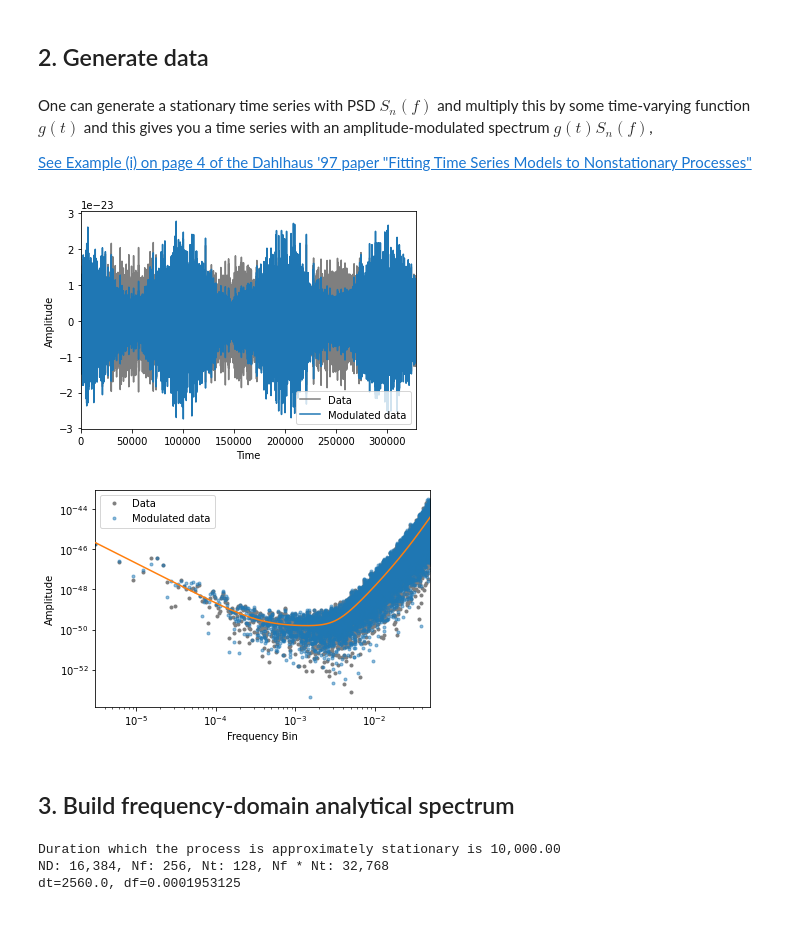
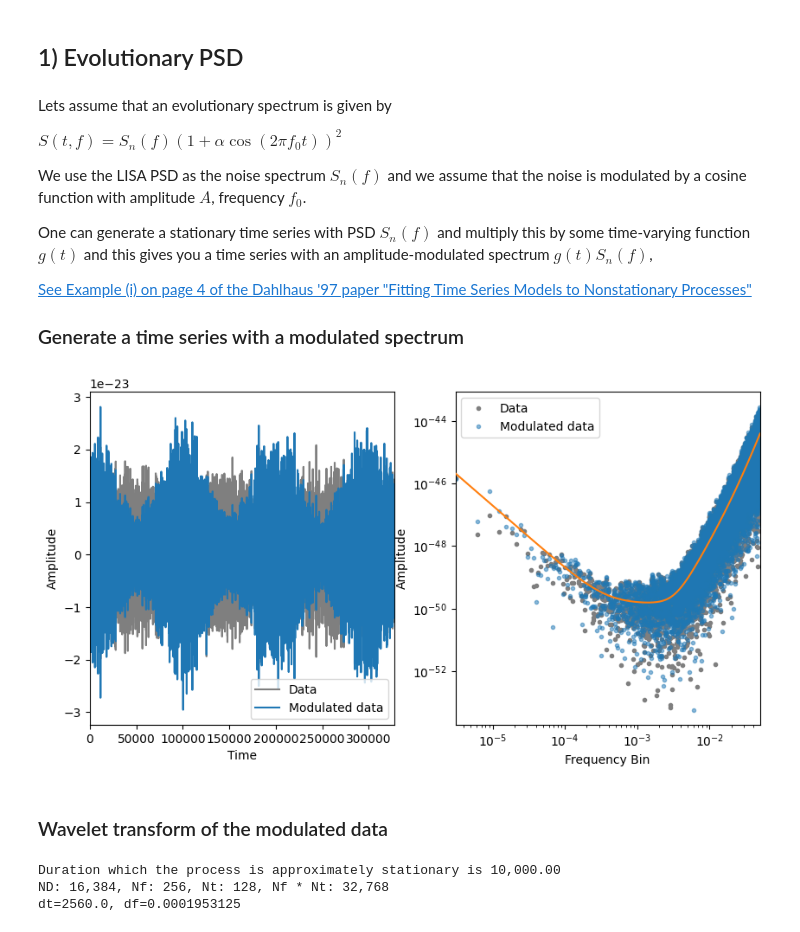
Before and after one commit to pywavelet/pywavelet, a Jupyter notebook: docs/demos/noise-wavelet-demo.ipynb, the cells around one changed output. Saved outputs shown, nothing was run; the diff lists cells and outputs as text; code cells hidden in the pictures.

```diff
--- a/docs/demos/noise-wavelet-demo.ipynb
+++ b/docs/demos/noise-wavelet-demo.ipynb
@@ -26,12 +16,22 @@ DATA_COL = "tab:gray"
 TRUE_COL = "tab:orange"
 
 np.random.seed(1234)
-# %% [markdown]
-## 2. Generate data
+# %% [markdown]
+## 1) Evolutionary PSD
 # %% [markdown]
+Lets assume that an evolutionary spectrum is given by
+
+$S(t, f) = S_{n}(f) \left(1 + \alpha \cos(2 \pi f_0 t)\right)^2$
+
+We use the LISA PSD as the noise spectrum $S_{n}(f)$ and we assume that the noise is modulated by a cosine function with amplitude $A$, frequency $f_0$.
+
+
+
 One can generate a stationary time series with PSD $S_n(f)$ and multiply this by some time-varying function $g(t)$ and this gives you a time series with an amplitude-modulated spectrum $g(t)S_n(f)$,
 
 [See Example (i) on page 4 of the Dahlhaus '97 paper "Fitting Time Series Models to Nonstationary Processes"](https://d-nb.info/1192449703/34)
+
+### Generate a time series with a modulated spectrum
 # %%
 # Apply a modulation to this noise
 A_TRUE = 1.0  # 5e-21
@@ -51,39 +51,38 @@ data = generate_noise_from_psd(lisa_psd_func, n_data=n_data, fs=fs)
 data_modulated = TimeSeries(
     data=data.data * modulation(data.time), time=data.time
 )
-
-_, ax = data.plot(rasterized=True, color=DATA_COL, label="Data")
-data_modulated.plot(
-    ax=ax, rasterized=True, color="tab:blue", label="Modulated data"
-)
-ax.set_xlim(data.time.min(), data.time.max())
-_ = ax.legend()
+prdgm = FrequencySeries.from_time_series(data)
+prdgm_modulated = FrequencySeries.from_time_series(data_modulated)
+true_psd = lisa_psd_func(prdgm.freq)
-# %% [output]
-[figure, removed]
 # %%
-prdgm = FrequencySeries.from_time_series(data)
-prdgm_modulated = FrequencySeries.from_time_series(data_modulated)
-true_psd = lisa_psd_func(prdgm.freq)
+fig, axes = plt.subplots(1, 2, figsize=(10, 5))
+
+_, ax = data.plot(rasterized=True, color=DATA_COL, label="Data", ax=axes[0])
+data_modulated.plot(
+    ax=ax, rasterized=True, color="tab:blue", label="Modulated data"
+)
+ax.set_xlim(data.time.min(), data.time.max())
+_ = ax.legend()
 
 fig, ax = prdgm.plot(
-    rasterized=True, marker=".", lw=0, color=DATA_COL, label="Data"
+    rasterized=True, marker=".", lw=0, color=DATA_COL, label="Data", ax=axes[1]
 )
 prdgm_modulated.plot(
     ax=ax,
     rasterized=True,
     color="tab:blue",
     label="Modulated data",
     marker=".",
     lw=0,
     alpha=0.5,
 )
 ax.plot(prdgm.freq, true_psd, color=TRUE_COL, zorder=10)
 ax.set_xlim(prdgm.freq[1], prdgm.freq.max())
 _ = ax.legend()
 # %% [output]
-[figure, old version]
+[figure, new version]
-# %% [markdown]
-## 3. Build frequency-domain analytical spectrum
+# %% [markdown]
+### Wavelet transform of the modulated data
 # %%
 from pywavelet.transforms import from_time_to_wavelet
 from pywavelet.transforms.types import Wavelet
```
Also changed, not shown: parts of 8 cells of this notebook, 2 other files.
